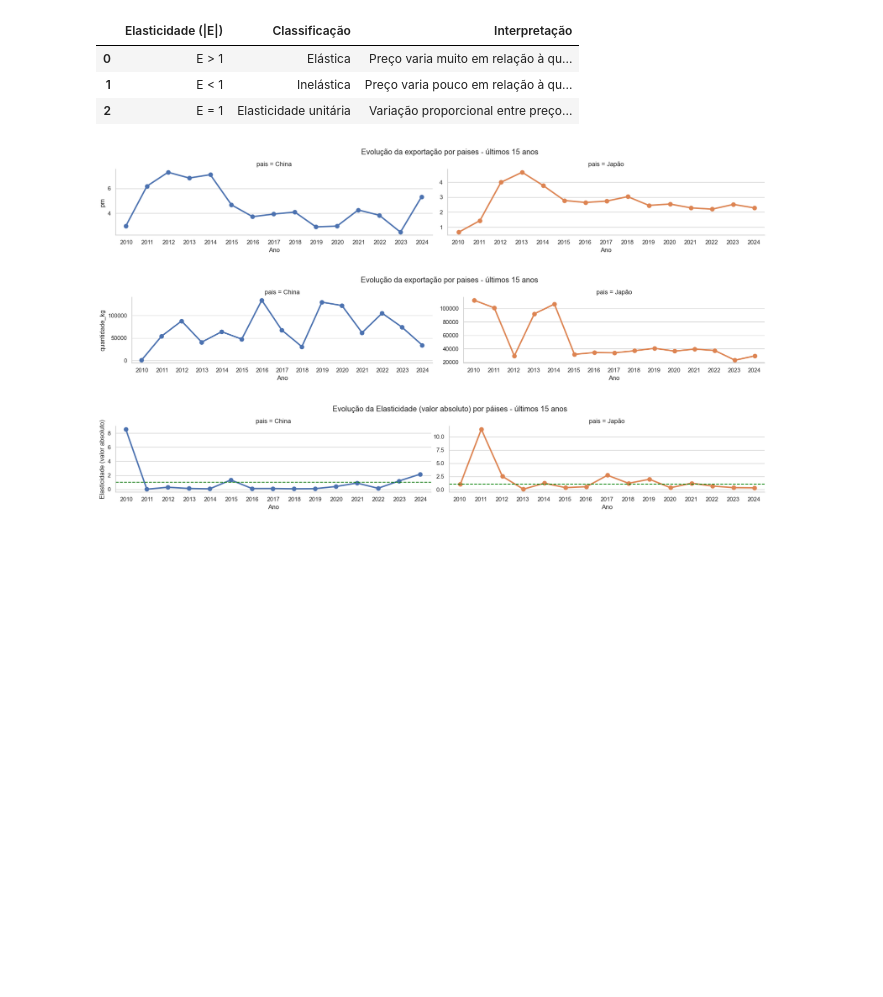
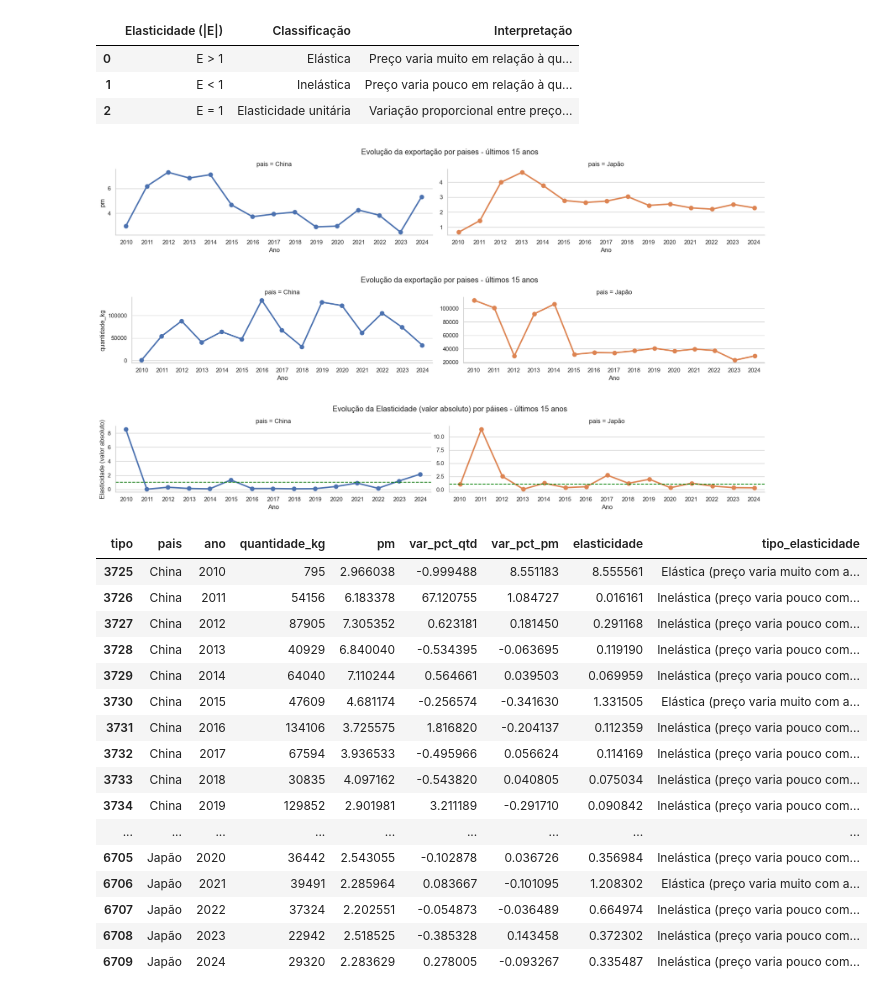
Before and after one commit to RicardViana/fiap-Data-Analysis-and-Exploration, a Jupyter notebook: tech_challenge_fase1.ipynb, the cells around one changed output. Drawn from its saved outputs; the diff is of its cells as text; code cells hidden in the pictures; blank space fills up the shorter version.

```diff
--- a/tech_challenge_fase1.ipynb
+++ b/tech_challenge_fase1.ipynb
@@ -384,30 +399,49 @@ g = sns.catplot(
     data=df_vinhos_pm_filtro_pais,
     x='ano',
     y='elasticidade',
     hue='pais',
     col='pais',
     kind='point',
     height=3,
     aspect=3,
     markers='o',
     dodge=True,
     col_wrap=2,
     sharex=False,
     sharey=False
 )
 
 # Adiciona linha horizontal para Elasticidade = 1
 for ax in g.axes.flat:
     ax.axhline(1, color='green', linestyle='--', label='Elasticidade = 1')
 
 # Título geral e ajuste de espaçamento
 g.fig.subplots_adjust(top=0.8, hspace=0.5)
 g.fig.suptitle(f'Evolução da Elasticidade (valor absoluto) por páises - últimos {delta_anos-1} anos')
 g.set_axis_labels("Ano", "Elasticidade (valor absoluto)")
 g._legend.remove()
 
 plt.show()
+
+display(df_vinhos_pm_filtro_pais[['pais','ano','quantidade_kg','pm','var_pct_qtd','var_pct_pm','elasticidade','tipo_elasticidade']].sort_values(by=['pais','ano']))
 # %% [output]
 [figure]
 [figure]
 [figure]
+| tipo | pais | ano | quantidade_kg | pm | var_pct_qtd | var_pct_pm | elasticidade | tipo_elasticidade |
+| 3725 | China | 2010 | 795 | 2.966038 | -0.999488 | 8.551183 | 8.555561 | Elástica (preço varia muito com a... |
+| 3726 | China | 2011 | 54156 | 6.183378 | 67.120755 | 1.084727 | 0.016161 | Inelástica (preço varia pouco com... |
+| 3727 | China | 2012 | 87905 | 7.305352 | 0.623181 | 0.181450 | 0.291168 | Inelástica (preço varia pouco com... |
+| 3728 | China | 2013 | 40929 | 6.840040 | -0.534395 | -0.063695 | 0.119190 | Inelástica (preço varia pouco com... |
+| 3729 | China | 2014 | 64040 | 7.110244 | 0.564661 | 0.039503 | 0.069959 | Inelástica (preço varia pouco com... |
+| 3730 | China | 2015 | 47609 | 4.681174 | -0.256574 | -0.341630 | 1.331505 | Elástica (preço varia muito com a... |
+| 3731 | China | 2016 | 134106 | 3.725575 | 1.816820 | -0.204137 | 0.112359 | Inelástica (preço varia pouco com... |
+| 3732 | China | 2017 | 67594 | 3.936533 | -0.495966 | 0.056624 | 0.114169 | Inelástica (preço varia pouco com... |
+| 3733 | China | 2018 | 30835 | 4.097162 | -0.543820 | 0.040805 | 0.075034 | Inelástica (preço varia pouco com... |
+| 3734 | China | 2019 | 129852 | 2.901981 | 3.211189 | -0.291710 | 0.090842 | Inelástica (preço varia pouco com... |
+| ... | ... | ... | ... | ... | ... | ... | ... | ... |
+| 6705 | Japão | 2020 | 36442 | 2.543055 | -0.102878 | 0.036726 | 0.356984 | Inelástica (preço varia pouco com... |
+| 6706 | Japão | 2021 | 39491 | 2.285964 | 0.083667 | -0.101095 | 1.208302 | Elástica (preço varia muito com a... |
+| 6707 | Japão | 2022 | 37324 | 2.202551 | -0.054873 | -0.036489 | 0.664974 | Inelástica (preço varia pouco com... |
+| 6708 | Japão | 2023 | 22942 | 2.518525 | -0.385328 | 0.143458 | 0.372302 | Inelástica (preço varia pouco com... |
+| 6709 | Japão | 2024 | 29320 | 2.283629 | 0.278005 | -0.093267 | 0.335487 | Inelástica (preço varia pouco com... |
```
Also changed, not shown: parts of 2 cells of this notebook.
